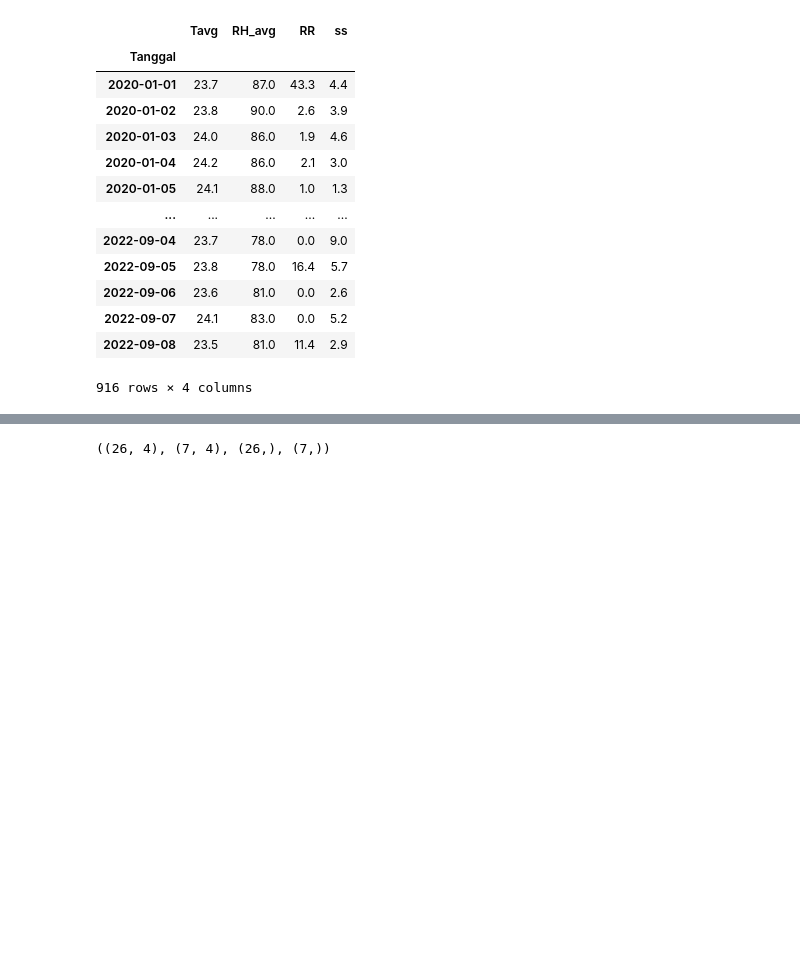
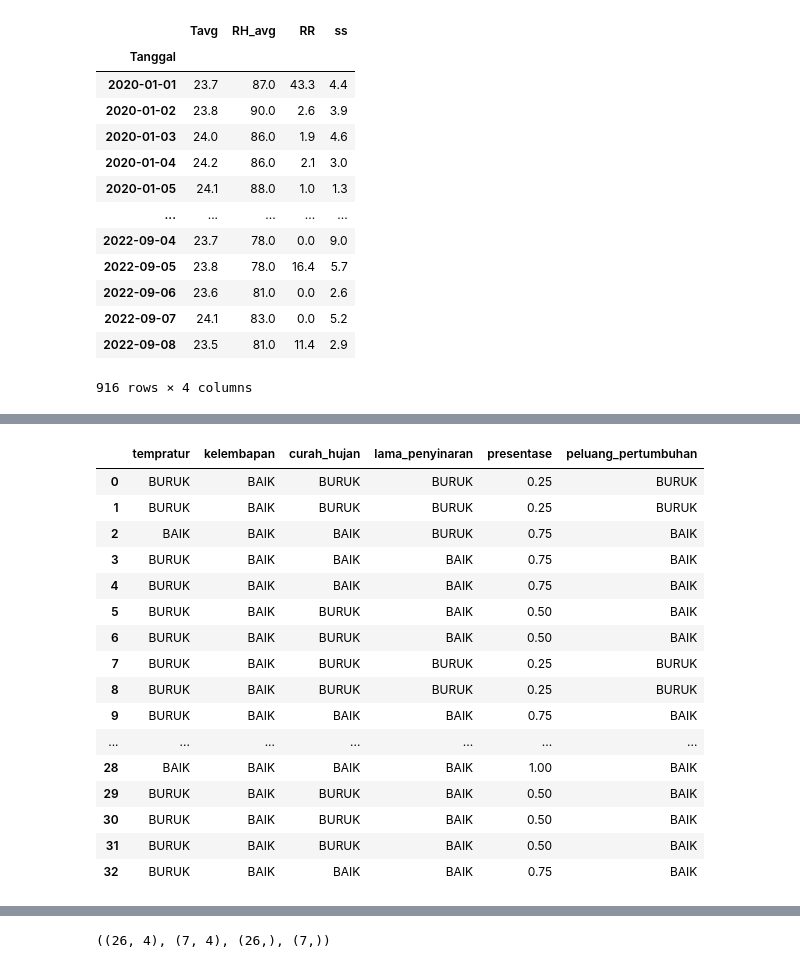
Before and after one commit to rachyharkov/nb-climate-change, a Jupyter notebook: notebook.ipynb, the cells around one changed output, grey strips where cells are left out. Saved outputs shown, nothing was run; the diff lists cells and outputs as text; code cells hidden in the pictures; blank space fills up the shorter version.

```diff
--- a/notebook.ipynb
+++ b/notebook.ipynb
@@ -213,27 +203,46 @@ df_discreted
 # %%
 
 # iterate each row in dataframe
 for index, row in df_discreted.iterrows():
     # count value with TINGGI value
     tinggi = 0
 
     # loop each column in dataframe
-    for col in range(3):
+    for col in range(4):
         # check if value is TINGGI
         if row[col] == 'BAIK':
             tinggi += 1
 
     # calculate probability
     prob = tinggi / 4
     # set row column presentase with probability value
 
     df_discreted.loc[index, 'presentase'] = prob
 
     df_discreted.loc[index, 'peluang_pertumbuhan'] = 'BURUK' if prob < 0.5 else 'BAIK'
 
 # df_discreted.tail(7)
 # if discreted['peluang_pertumbuhan'] is 'BURUK', assign to new column 'peluang_pertumbuhan' with value 0 else 1
 df_mean['peluang_pertumbuhan'] = np.where(df_discreted['peluang_pertumbuhan'] == 'BURUK', 0, 1)
+df_discreted
+# %% [output]
+|  | tempratur | kelembapan | curah_hujan | lama_penyinaran | presentase | peluang_pertumbuhan |
+| 0 | BURUK | BAIK | BURUK | BURUK | 0.25 | BURUK |
+| 1 | BURUK | BAIK | BURUK | BURUK | 0.25 | BURUK |
+| 2 | BAIK | BAIK | BAIK | BURUK | 0.75 | BAIK |
+| 3 | BURUK | BAIK | BAIK | BAIK | 0.75 | BAIK |
+| 4 | BURUK | BAIK | BAIK | BAIK | 0.75 | BAIK |
+| 5 | BURUK | BAIK | BURUK | BAIK | 0.50 | BAIK |
+| 6 | BURUK | BAIK | BURUK | BAIK | 0.50 | BAIK |
+| 7 | BURUK | BAIK | BURUK | BURUK | 0.25 | BURUK |
+| 8 | BURUK | BAIK | BURUK | BURUK | 0.25 | BURUK |
+| 9 | BURUK | BAIK | BAIK | BAIK | 0.75 | BAIK |
+| ... | ... | ... | ... | ... | ... | ... |
+| 28 | BAIK | BAIK | BAIK | BAIK | 1.00 | BAIK |
+| 29 | BURUK | BAIK | BURUK | BAIK | 0.50 | BAIK |
+| 30 | BURUK | BAIK | BURUK | BAIK | 0.50 | BAIK |
+| 31 | BURUK | BAIK | BURUK | BAIK | 0.50 | BAIK |
+| 32 | BURUK | BAIK | BAIK | BAIK | 0.75 | BAIK |
 # %%
 x = df_mean[['tempratur','kelembapan_udara','lama_penyinaran','curah_hujan']]
 print(x.dtypes)
```
Also changed, not shown: parts of 9 cells of this notebook.
